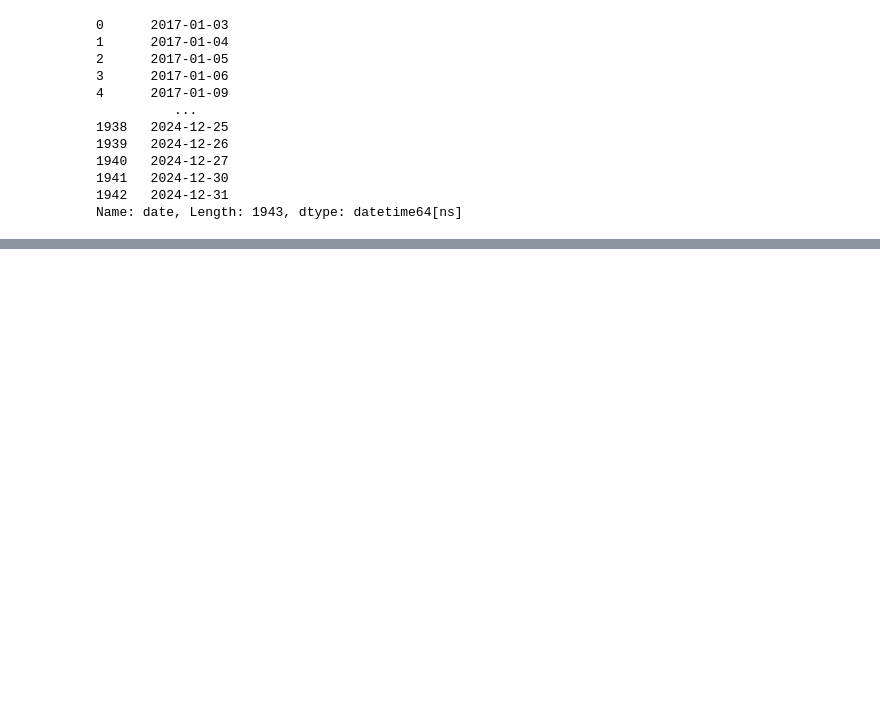
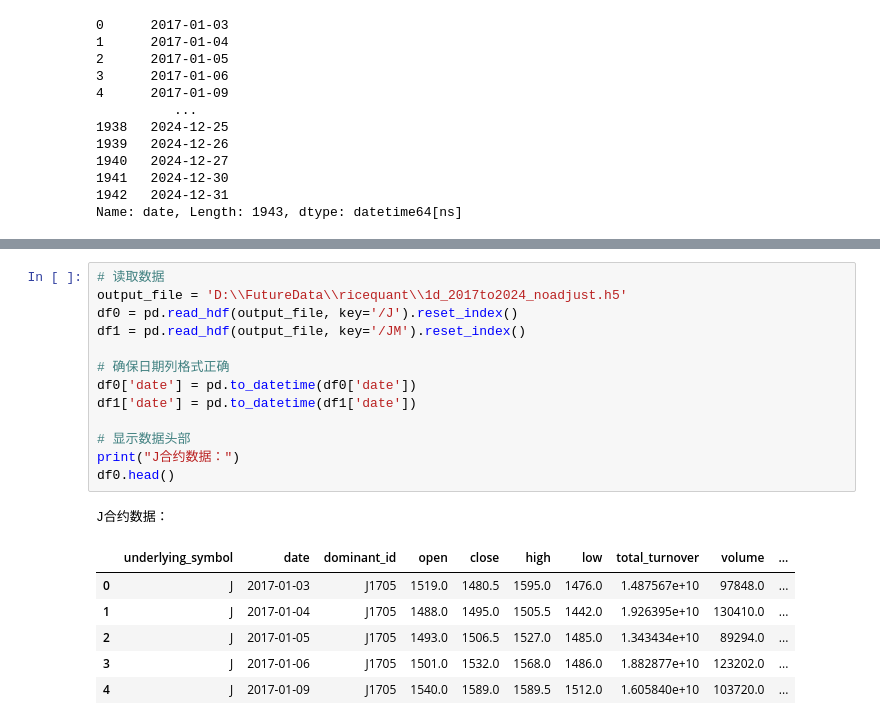
Before and after one commit to sobremesa-data/mybacktrader, a Jupyter notebook: arbitrage/配对比.ipynb, the cells around one changed output, grey strips where cells are left out. Drawn from its saved outputs; the diff is of its cells as text; blank space fills up the shorter version.

```diff
--- a/arbitrage/配对比.ipynb
+++ b/arbitrage/配对比.ipynb
@@ -205,0 +217,21 @@ Name: date, Length: 1943, dtype: datetime64[ns]
+# %%
+# 读取数据
+output_file = 'D:\\FutureData\\ricequant\\1d_2017to2024_noadjust.h5'
+df0 = pd.read_hdf(output_file, key='/J').reset_index()
+df1 = pd.read_hdf(output_file, key='/JM').reset_index()
+
+# 确保日期列格式正确
+df0['date'] = pd.to_datetime(df0['date'])
+df1['date'] = pd.to_datetime(df1['date'])
+
+# 显示数据头部
+print("J合约数据：")
+df0.head()
+# %% [output]
+J合约数据：
+|  | underlying_symbol | date | dominant_id | open | close | high | low | total_turnover | volume | ... |
+| 0 | J | 2017-01-03 | J1705 | 1519.0 | 1480.5 | 1595.0 | 1476.0 | 1.487567e+10 | 97848.0 | ... |
+| 1 | J | 2017-01-04 | J1705 | 1488.0 | 1495.0 | 1505.5 | 1442.0 | 1.926395e+10 | 130410.0 | ... |
+| 2 | J | 2017-01-05 | J1705 | 1493.0 | 1506.5 | 1527.0 | 1485.0 | 1.343434e+10 | 89294.0 | ... |
+| 3 | J | 2017-01-06 | J1705 | 1501.0 | 1532.0 | 1568.0 | 1486.0 | 1.882877e+10 | 123202.0 | ... |
+| 4 | J | 2017-01-09 | J1705 | 1540.0 | 1589.0 | 1589.5 | 1512.0 | 1.605840e+10 | 103720.0 | ... |
```
Also changed, not shown: parts of 6 cells of this notebook.
